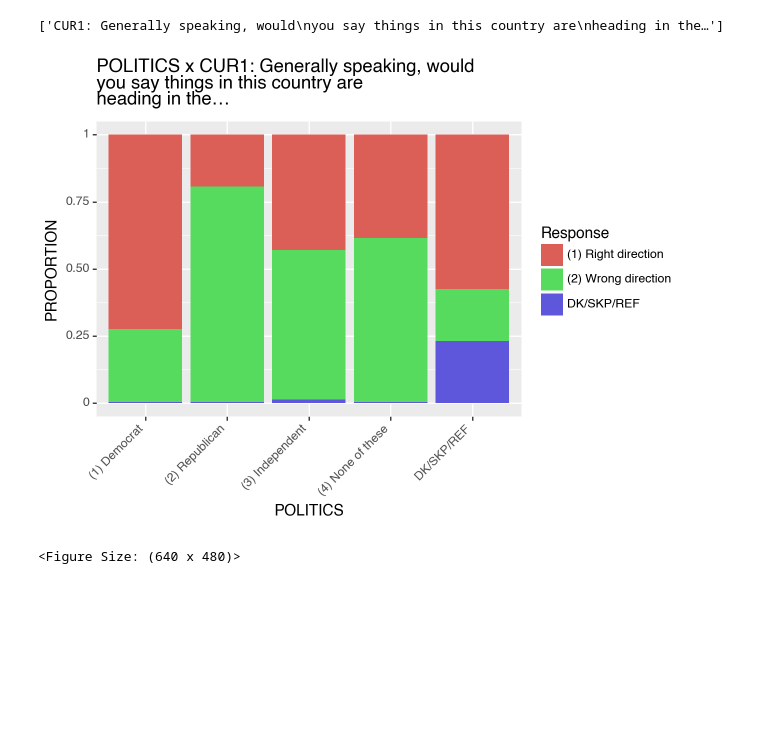
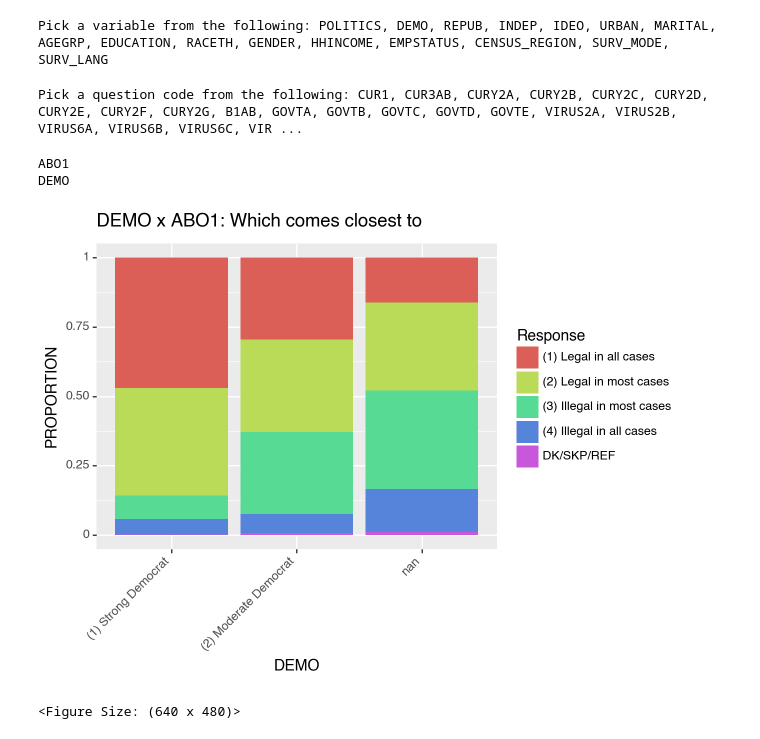
Before and after one commit to ridgleyknapp/y2025, a Jupyter notebook: babys_first_notebook.ipynb, the cells around one changed output. Saved outputs shown, nothing was run; the diff lists cells and outputs as text; code cells hidden in the pictures; blank space fills up the shorter version.

```diff
--- a/babys_first_notebook.ipynb
+++ b/babys_first_notebook.ipynb
@@ -1,6 +1,8 @@
 # %%
 ## python3 -m pip install "pdfplumber"
 import pdfplumber
+import pandas as pd
+
 pdf = pdfplumber.open("June 2021 AP-NORC PUF codebook.pdf")
 questions = []
 
@@ -26,3 +28,8 @@ for i in range(4,11):
     questions.append(result)
 
 # print(questions)
+
+data = pd.read_csv('APNORC_june2021_PUF.csv')
+methodological = ["SU_ID","FINALWT"]
+variables = ["POLITICS","DEMO","REPUB","INDEP","IDEO","URBAN","MARITAL","AGEGRP","EDUCATION","RACETH","GENDER","HHINCOME","EMPSTATUS","CENSUS_REGION","SURV_MODE","SURV_LANG"]
+qprovided = [col for col in data.columns if col not in variables and col not in methodological and col != "STATE"]
@@ -29,29 +46,42 @@ for i in range(4,11):
+# %%
+prompt = "".join(["Pick a variable from the following: ",", ".join(variables)])
+print(prompt)
+variable = input(prompt)
+# %% [output]
+Pick a variable from the following: POLITICS, DEMO, REPUB, INDEP, IDEO, URBAN, MARITAL, AGEGRP, EDUCATION, RACETH, GENDER, HHINCOME, EMPSTATUS, CENSUS_REGION, SURV_MODE, SURV_LANG
+# %%
+promptq = "".join(["Pick a question code from the following: ",", ".join(qprovided)])
+print(promptq)
+question = input(promptq)
+# %% [output]
+Pick a question code from the following: CUR1, CUR3AB, CURY2A, CURY2B, CURY2C, CURY2D, CURY2E, CURY2F, CURY2G, B1AB, GOVTA, GOVTB, GOVTC, GOVTD, GOVTE, VIRUS2A, VIRUS2B, VIRUS6A, VIRUS6B, VIRUS6C, VIR ...
 # %%
-import pandas as pd
 import plotnine
 from plotnine import ggplot, geom_point, aes, stat_smooth, facet_wrap, geom_bar, labs, theme, element_text
+from ipywidgets import interact
 
-data = pd.read_csv('APNORC_june2021_PUF.csv')
-question = "CUR1"
-variable = "POLITICS"
+# question = "CUR1"
+# variable = "POLITICS"
+print(question)
+print(variable)
 
 data[variable] = data[variable].where(data[variable] != data[variable].str.upper(), "DK/SKP/REF")
 data[question] = data[question].where(data[question] != data[question].str.upper(), "DK/SKP/REF")
 
 
 result2 = extract_values_with_char(questions, question)
 # print(result2)
 
+(ggplot(data) +
+            aes(x = variable, y = "FINALWT", fill = question) +
+            geom_bar(stat = "identity", position = "fill") +
+            labs(x = variable, y = "PROPORTION", fill = "Response", title = " ".join([variable, "x", result2[0]])) +
+            theme(axis_text_x=element_text(angle=45, hjust=1))
+)
 
-(
-    ggplot(data) +
-           aes(x = variable, y = "FINALWT", fill = question) +
-           geom_bar(stat = "identity", position = "fill") +
-           labs(x = variable, y = "PROPORTION", fill = "Response", title = " ".join([variable, "x", result2[0]])) +
-           theme(axis_text_x=element_text(angle=45, hjust=1))
-
-)
+# print(plotxyz)
 # %% [output]
-['CUR1: Generally speaking, would\nyou say things in this country are\nheading in the…']
+ABO1
+DEMO
-[figure, old version]
+[figure, new version]
 <Figure Size: (640 x 480)>
```
Also changed, not shown: parts of 1 cell of this notebook.
